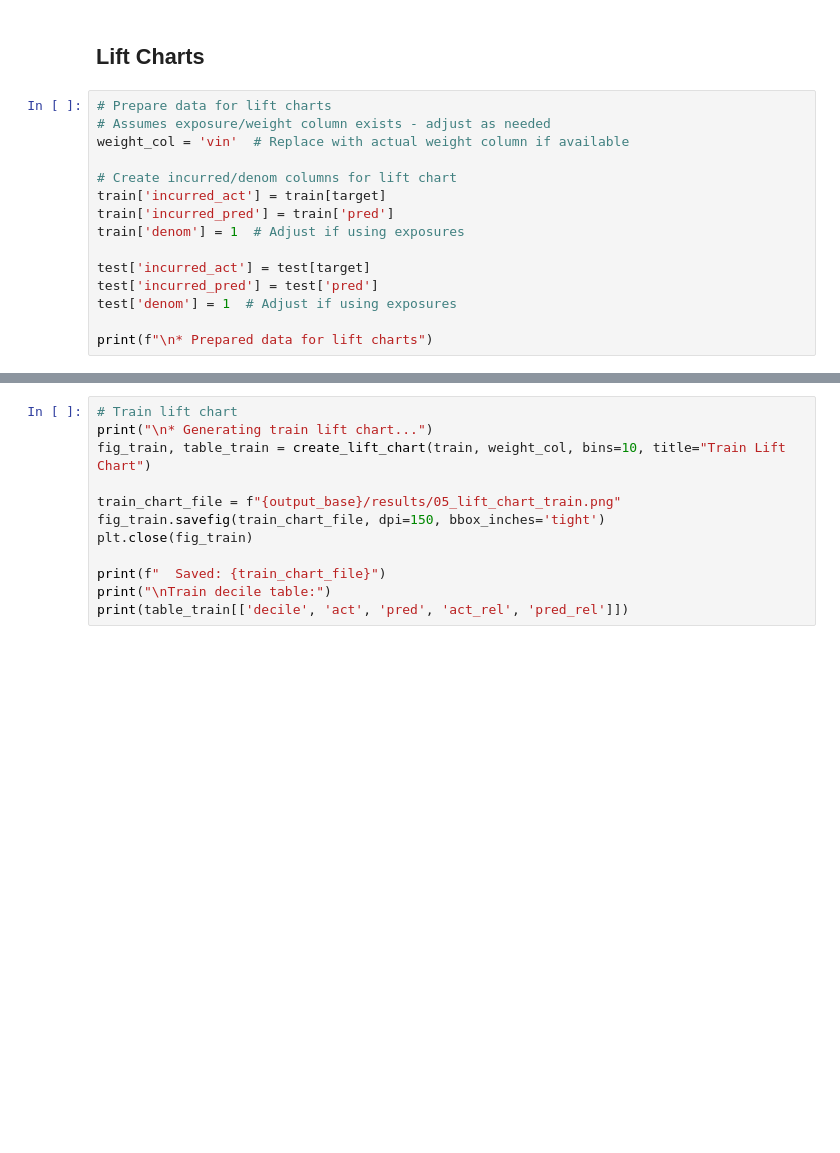
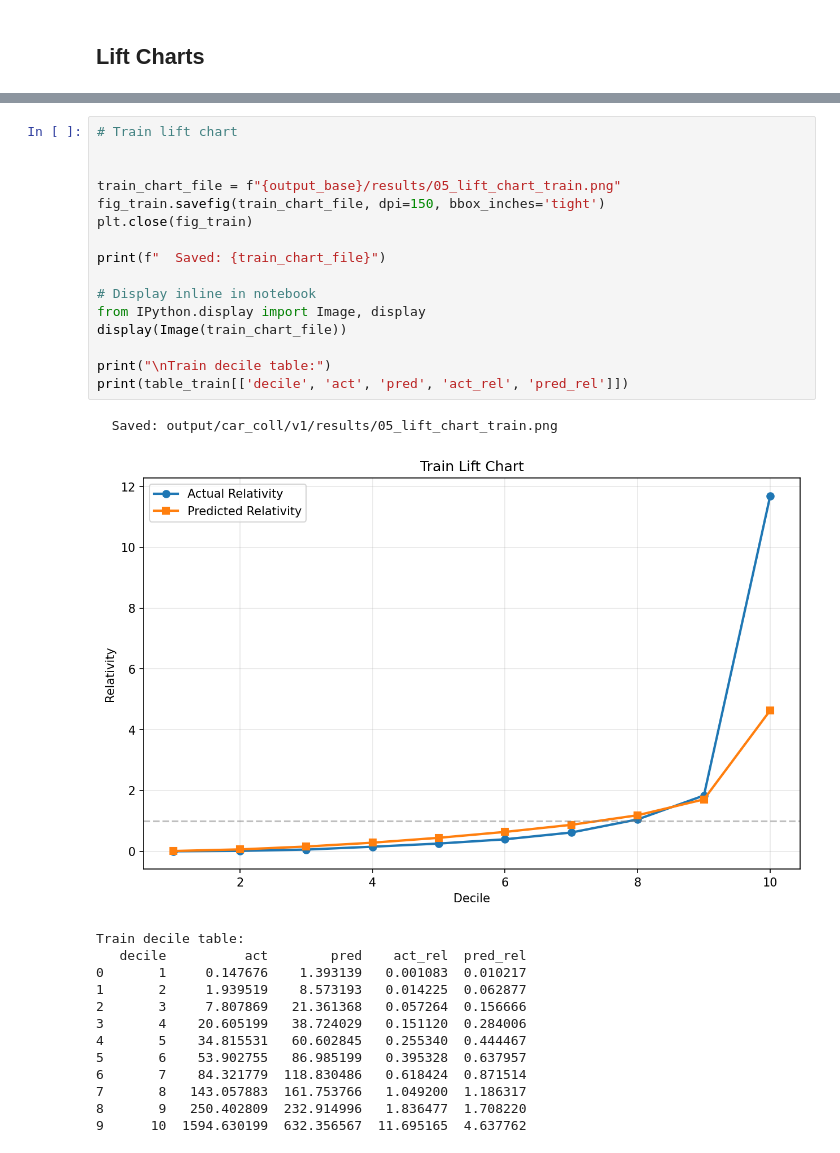
Before and after one commit to axspinnacle/26Dmodelv1, a Jupyter notebook: output/car_coll/v1/notebooks/05_model_training.ipynb, the cells around one changed output, grey strips where cells are left out. Drawn from its saved outputs; the diff is of its cells as text; blank space fills up the shorter version.

Commit message:
added iniital code and images and 1st results.

```diff
--- a/output/car_coll/v1/notebooks/05_model_training.ipynb
+++ b/output/car_coll/v1/notebooks/05_model_training.ipynb
@@ -143,18 +146,3 @@ print(f"* Predictions saved: {pred_file}")
 * Predictions saved: output/car_coll/v1/results/05_predictions.parquet
 # %% [markdown]
 ## Lift Charts
-# %%
-# Prepare data for lift charts
-# Assumes exposure/weight column exists - adjust as needed
-weight_col = 'vin'  # Replace with actual weight column if available
-
-# Create incurred/denom columns for lift chart
-train['incurred_act'] = train[target]
-train['incurred_pred'] = train['pred']
-train['denom'] = 1  # Adjust if using exposures
-
-test['incurred_act'] = test[target]
-test['incurred_pred'] = test['pred']
-test['denom'] = 1  # Adjust if using exposures
-
-print(f"\n* Prepared data for lift charts")
@@ -216,15 +225,34 @@ print("* Lift chart function loaded")
 # %%
 # Train lift chart
-print("\n* Generating train lift chart...")
-fig_train, table_train = create_lift_chart(train, weight_col, bins=10, title="Train Lift Chart")
+
 
 train_chart_file = f"{output_base}/results/05_lift_chart_train.png"
 fig_train.savefig(train_chart_file, dpi=150, bbox_inches='tight')
 plt.close(fig_train)
 
 print(f"  Saved: {train_chart_file}")
+
+# Display inline in notebook
+from IPython.display import Image, display
+display(Image(train_chart_file))
+
 print("\nTrain decile table:")
 print(table_train[['decile', 'act', 'pred', 'act_rel', 'pred_rel']])
+# %% [output]
+  Saved: output/car_coll/v1/results/05_lift_chart_train.png
+[figure, added]
+Train decile table:
+   decile          act        pred    act_rel  pred_rel
+0       1     0.147676    1.393139   0.001083  0.010217
+1       2     1.939519    8.573193   0.014225  0.062877
+2       3     7.807869   21.361368   0.057264  0.156666
+3       4    20.605199   38.724029   0.151120  0.284006
+4       5    34.815531   60.602845   0.255340  0.444467
+5       6    53.902755   86.985199   0.395328  0.637957
+6       7    84.321779  118.830486   0.618424  0.871514
+7       8   143.057883  161.753766   1.049200  1.186317
+8       9   250.402809  232.914996   1.836477  1.708220
+9      10  1594.630199  632.356567  11.695165  4.637762
 # %%
 # Test lift chart
 print("\n* Generating test lift chart...")
```
Also changed, not shown: parts of 9 cells of this notebook, 11 other files.
